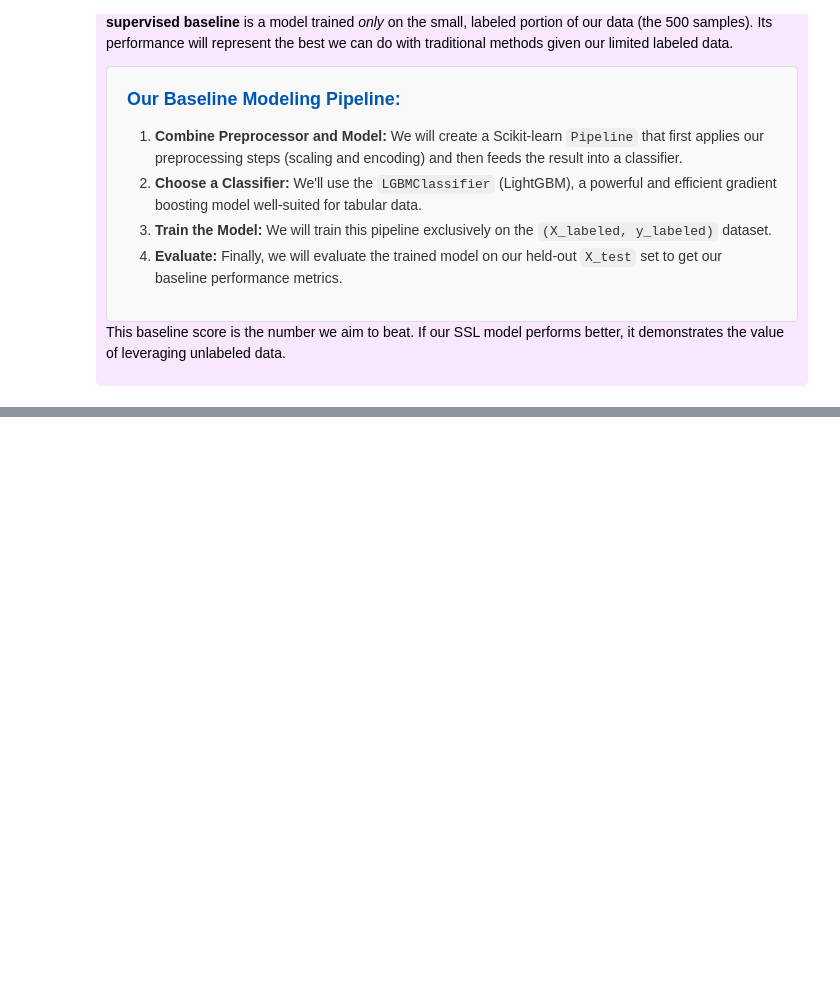
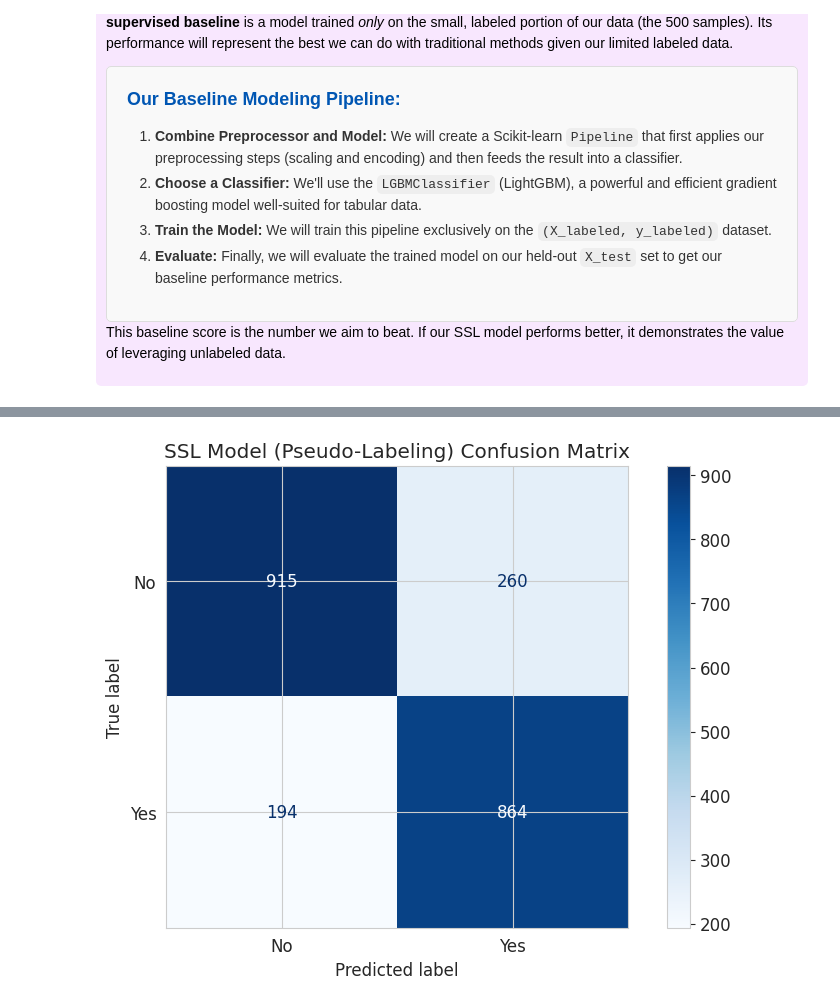
Before and after one commit to alabhastam/semi-supervised-learning-tutorial, a Jupyter notebook: main.ipynb, the cells around one changed output, grey strips where cells are left out. Cells and saved outputs as stored; diff of their text form; code cells hidden in the pictures; blank space fills up the shorter version.

```diff
--- a/main.ipynb
+++ b/main.ipynb
@@ -701,0 +739,86 @@ Confusion Matrix:
+# %%
+print("--- Starting Pseudo-Labeling Process ---")
+
+# --- Step 1: Predict on Unlabeled Data ---
+# Use the baseline model to predict probabilities on the unlabeled set.
+# The preprocessor is already part of the baseline_model pipeline.
+print("\n[Step 1/5] Predicting probabilities on the unlabeled dataset...")
+pred_proba_unlabeled = baseline_model.predict_proba(X_unlabeled)
+print(f"✅ Completed. Shape of probabilities: {pred_proba_unlabeled.shape}")
+
+
+# --- Step 2: Identify High-Confidence Predictions ---
+# We'll set a confidence threshold. A prediction is "confident" if its
+# probability is > THRESHOLD or < (1 - THRESHOLD).
+THRESHOLD = 0.90
+print(f"\n[Step 2/5] Identifying predictions with confidence > {THRESHOLD*100:.0f}%...")
+
+# Find the maximum probability for each prediction
+max_probs = np.max(pred_proba_unlabeled, axis=1)
+
+# Filter indices of high-confidence predictions
+high_confidence_indices = np.where(max_probs >= THRESHOLD)[0]
+
+# Extract the high-confidence data points and their pseudo-labels
+X_pseudo_labeled = X_unlabeled.iloc[high_confidence_indices]
+pseudo_labels = np.argmax(pred_proba_unlabeled[high_confidence_indices], axis=1)
+
+print(f"✅ Found {len(X_pseudo_labeled)} high-confidence samples to use as pseudo-labels.")
+
+
+# --- Step 3: Create the New Training Set ---
+print("\n[Step 3/5] Combining original labeled data with new pseudo-labeled data...")
+
+# Concatenate the original labeled data with the new pseudo-labeled data
+X_train_augmented = pd.concat([X_labeled, X_pseudo_labeled])
+y_train_augmented = np.concatenate([y_labeled, pseudo_labels])
+
+print(f"✅ New augmented training set created.")
+print(f"   - Original labeled samples: {len(X_labeled)}")
+print(f"   - Pseudo-labeled samples:   {len(X_pseudo_labeled)}")
+print(f"   - Total augmented samples:  {len(X_train_augmented)}")
+
+
+# --- Step 4: Train the Final Model ---
+# We create a new pipeline to train on the augmented data.
+print("\n[Step 4/5] Training new SSL model on the augmented dataset...")
+
+ssl_model = Pipeline(steps=[
+    ('preprocessor', preprocessor),
+    ('classifier', LGBMClassifier(random_state=42, class_weight='balanced'))
+])
+
+start_time = time.time()
+ssl_model.fit(X_train_augmented, y_train_augmented)
+end_time = time.time()
+
+print(f"✅ SSL model training completed in {end_time - start_time:.2f} seconds.")
+
+
+# --- Step 5: Evaluate the SSL Model ---
+print("\n[Step 5/5] Evaluating the new SSL model on the test set...")
+
+y_pred_ssl = ssl_model.predict(X_test)
+y_pred_proba_ssl = ssl_model.predict_proba(X_test)[:, 1]
+
+# Calculate metrics
+accuracy_ssl = accuracy_score(y_test, y_pred_ssl)
+f1_ssl = f1_score(y_test, y_pred_ssl)
+roc_auc_ssl = roc_auc_score(y_test, y_pred_proba_ssl)
+
+print("\n--- SSL Model Performance ---")
+print(f"Accuracy: {accuracy_ssl:.4f}")
+print(f"F1 Score: {f1_ssl:.4f}")
+print(f"ROC AUC Score: {roc_auc_ssl:.4f}")
+
+print("\nClassification Report:")
+print(classification_report(y_test, y_pred_ssl, target_names=['No', 'Yes']))
+
+# Visualize the Confusion Matrix
+print("\nConfusion Matrix for SSL Model:")
+cm_ssl = confusion_matrix(y_test, y_pred_ssl)
+disp_ssl = ConfusionMatrixDisplay(confusion_matrix=cm_ssl, display_labels=['No', 'Yes'])
+disp_ssl.plot(cmap=plt.cm.Blues)
+plt.title("SSL Model (Pseudo-Labeling) Confusion Matrix")
+plt.show()
+# %% [output]
@@ -701,0 +842 @@ Confusion Matrix:
+[figure, added]
```
Also changed, not shown: parts of 5 cells of this notebook.
